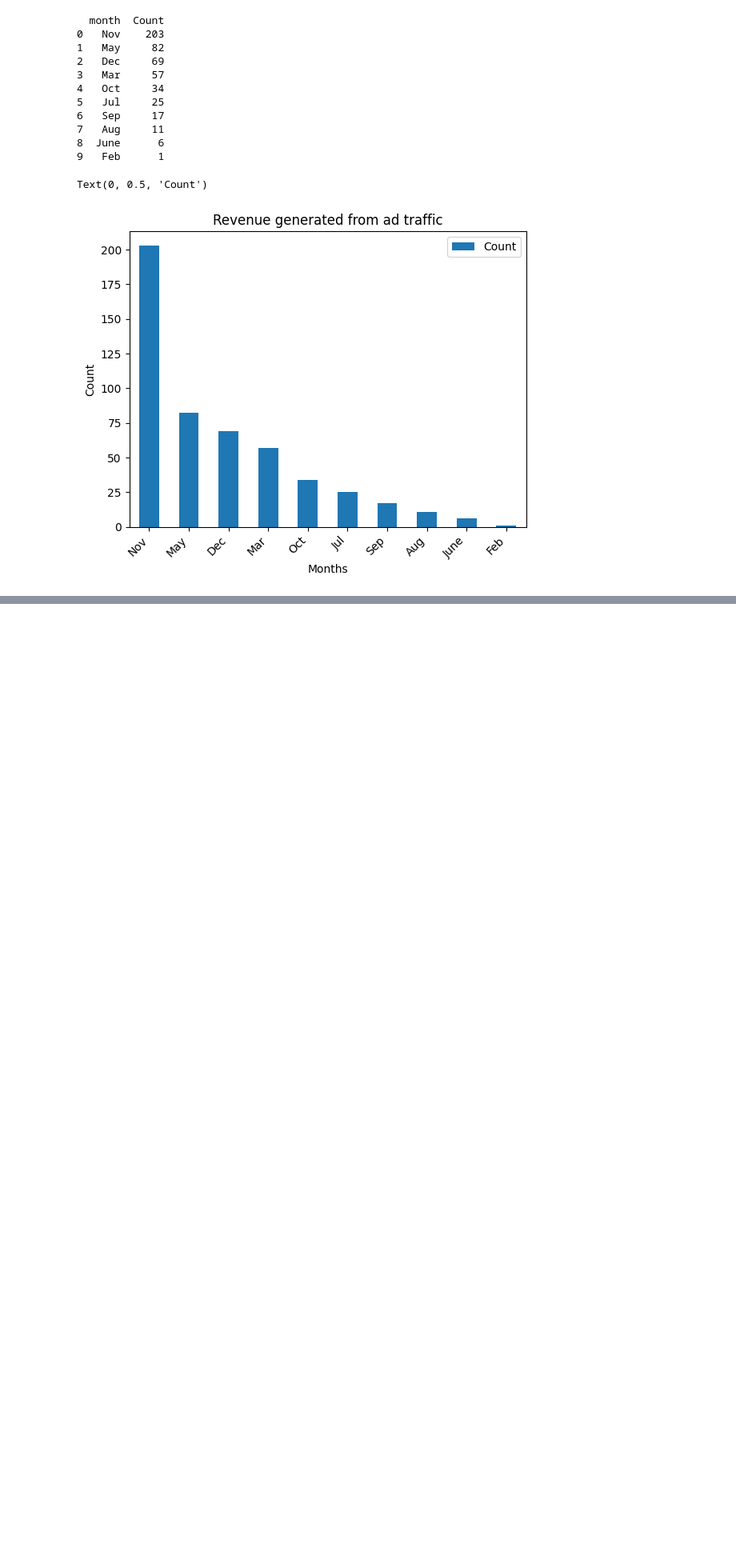
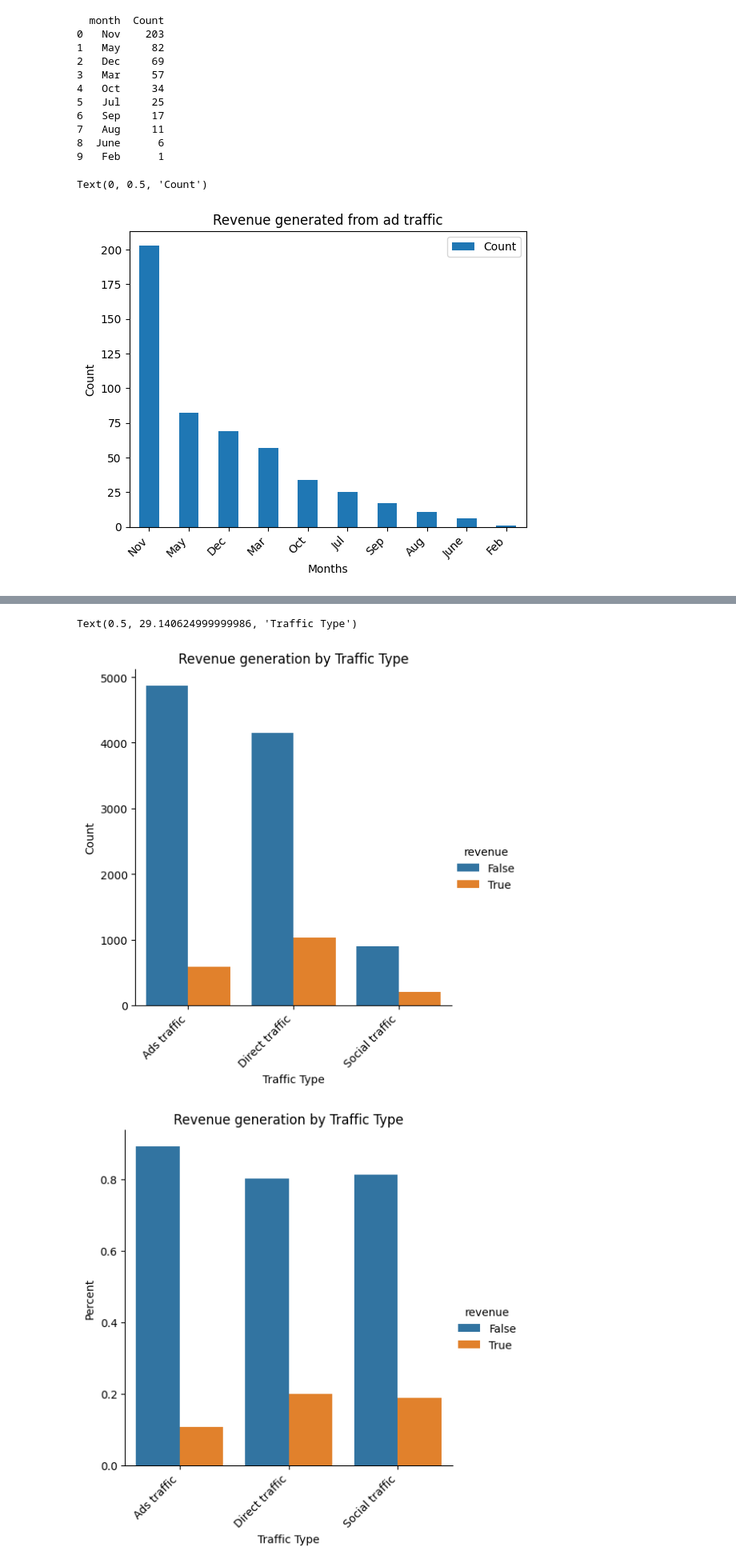
Before and after one commit to Chills00/exploratory-data-analysis---online-shopping-in-retail917, a Jupyter notebook: Analysis_Notebook.ipynb, the cells around one changed output, grey strips where cells are left out. Shown: that part at 80% size. Saved outputs shown, nothing was run; the diff lists cells and outputs as text; code cells hidden in the pictures; blank space fills up the shorter version.

```diff
--- a/Analysis_Notebook.ipynb
+++ b/Analysis_Notebook.ipynb
@@ -533,0 +704,13 @@ Text(0, 0.5, 'Count')
+# %%
+# Asign traffic types to direct/social/advertising categories:
+
+direct_traffic = ['Google search', 'Bing search', 'Direct Traffic', 'Yahoo Search', 'Yandex search', 'DuckDuckGo search']
+social_traffic = ['Twitter', 'Youtube channel', 'Instagram Page', 'Facebook page', 'Tik Tok page', 'Pinterest']
+advertising_traffic = [category for category in df['traffic_type'].unique() if category not in direct_traffic and category not in social_traffic] # Note that "Other" is in this category.
+# %%
+# Create a df which replaces exisiting categories with the 3 new categories:
+
+df_traffic = df.copy()
+df_traffic['traffic_type'] = df_traffic['traffic_type'].replace(direct_traffic, 'Direct traffic').replace(social_traffic, 'Social traffic').replace(advertising_traffic, 'Ads traffic')
+
+df_traffic['traffic_type'].value_counts()
@@ -533,0 +723,8 @@ Text(0, 0.5, 'Count')
+# %%
+# Group new df by traffic type and revenue:
+
+sales_by_traffic = df_traffic.groupby('traffic_type')['revenue'].value_counts().reset_index(name='Count')
+# Convert to percentage:
+percent_sales_by_traffic = df_traffic.groupby('traffic_type')['revenue'].value_counts(normalize=True).reset_index(name='Percent')
+
+print(sales_by_traffic)
@@ -533,0 +739,21 @@ Text(0, 0.5, 'Count')
+# %%
+# Plot data:
+
+x = 'traffic_type'
+y = 'revenue'
+
+sns.catplot(data=sales_by_traffic, x=x,y='Count',hue=y,kind='bar')
+plt.title('Revenue generation by Traffic Type')
+plt.xticks(rotation=45, ha='right')
+plt.xlabel('Traffic Type')
+
+# Plot normalized data:
+
+sns.catplot(data=percent_sales_by_traffic, x=x,y='Percent',hue=y,kind='bar')
+plt.title('Revenue generation by Traffic Type')
+plt.xticks(rotation=45, ha='right')
+plt.xlabel('Traffic Type')
+# %% [output]
+Text(0.5, 29.140624999999986, 'Traffic Type')
+[figure, added]
+[figure, added]
```
Also changed, not shown: parts of 20 cells of this notebook.
